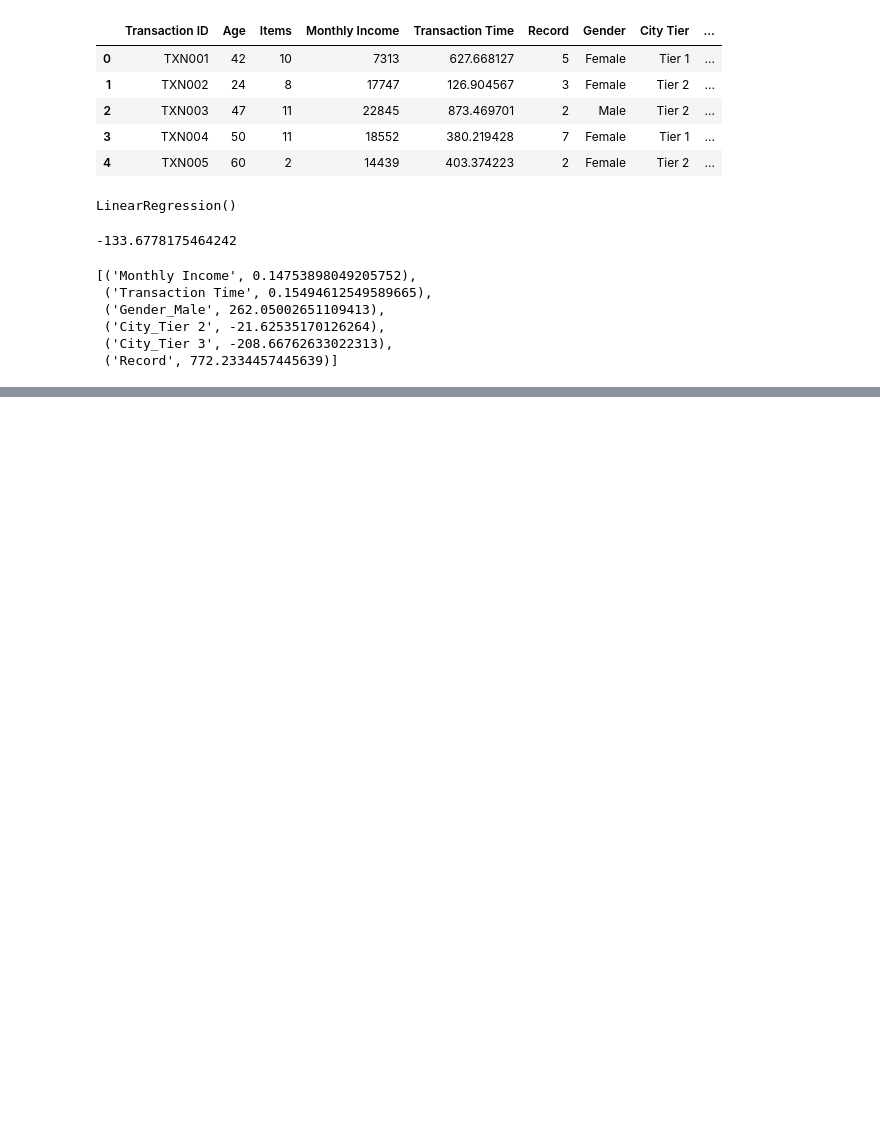
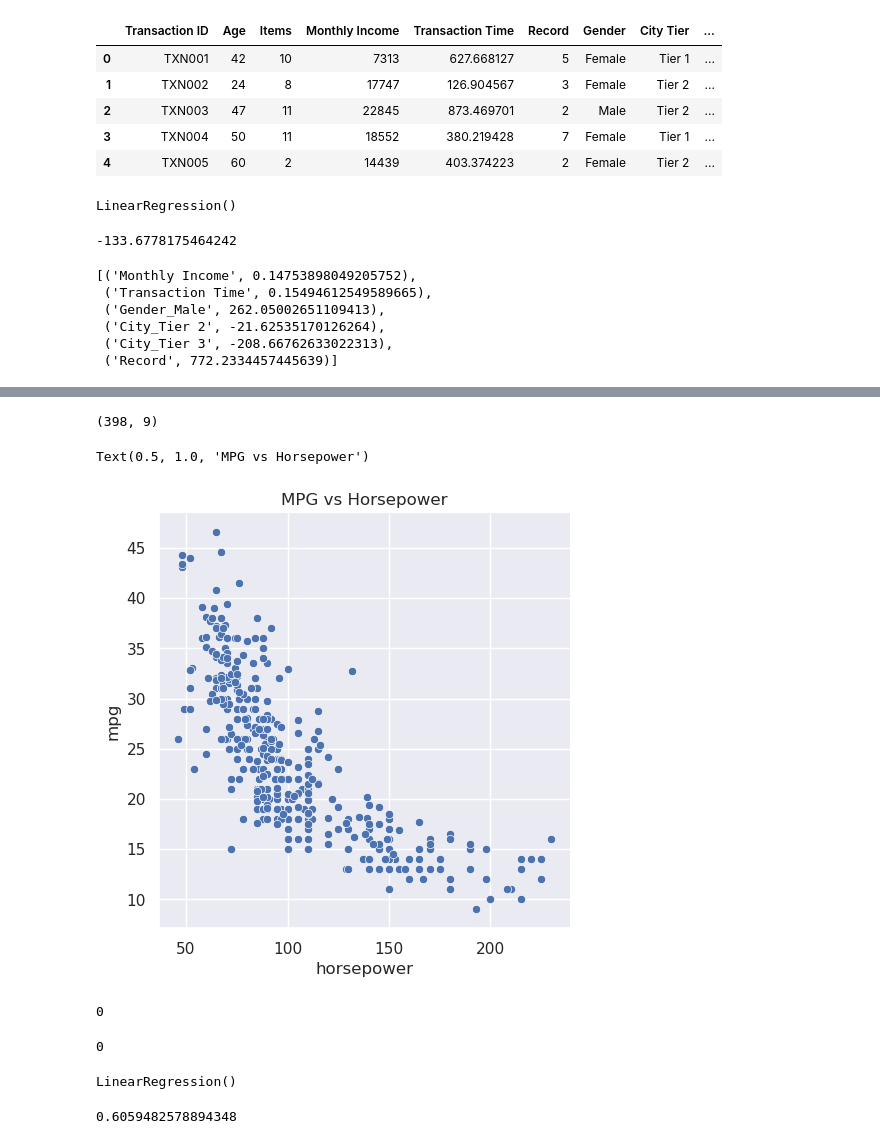
Before and after one commit to mmunozbe/ml-course, a Jupyter notebook: T4-5-Linear Regression-Problemas con RL.ipynb, the cells around one changed output, grey strips where cells are left out. Saved outputs shown, nothing was run; the diff lists cells and outputs as text; code cells hidden in the pictures; blank space fills up the shorter version.

```diff
--- a/T4-5-Linear Regression-Problemas con RL.ipynb
+++ b/T4-5-Linear Regression-Problemas con RL.ipynb
@@ -137,0 +145,2 @@ list(zip(feature_cols, lm.coef_))
+# %%
+data_auto = pd.read_csv("datasets/auto/auto-mpg.csv")
@@ -137,0 +156,11 @@ list(zip(feature_cols, lm.coef_))
+# %%
+"""
+Cell generated by Data Wrangler.
+"""
+def clean_data(data_auto):
+    # Drop rows with missing data in columns: 'mpg', 'cylinders'
+    data_auto = data_auto.dropna(subset=['mpg', 'cylinders', 'horsepower'])
+    return data_auto
+
+data_auto_clean = clean_data(data_auto.copy())
+data_auto_clean.head()
@@ -137,0 +174,33 @@ list(zip(feature_cols, lm.coef_))
+# %%
+data_auto_clean.shape
+# %% [output]
+(398, 9)
+# %%
+sns.set_theme()
+# %%
+sns.relplot(x="horsepower", y="mpg", data=data_auto_clean, kind="scatter")
+plt.title("MPG vs Horsepower")
+# %% [output]
+Text(0.5, 1.0, 'MPG vs Horsepower')
+[figure, added]
+# %%
+data_auto_clean["horsepower"].isna().sum()
+# %% [output]
+0
+# %%
+data_auto_clean["mpg"].isna().sum()
+# %% [output]
+0
+# %%
+from sklearn.linear_model import LinearRegression
+
+lm = LinearRegression()
+x = pd.DataFrame(data_auto_clean["horsepower"])
+y = pd.DataFrame(data_auto_clean["mpg"])
+lm.fit(x, y)
+# %% [output]
+LinearRegression()
+# %%
+lm.score(x, y)
+# %% [output]
+0.6059482578894348
```
Also changed, not shown: parts of 29 cells of this notebook.
